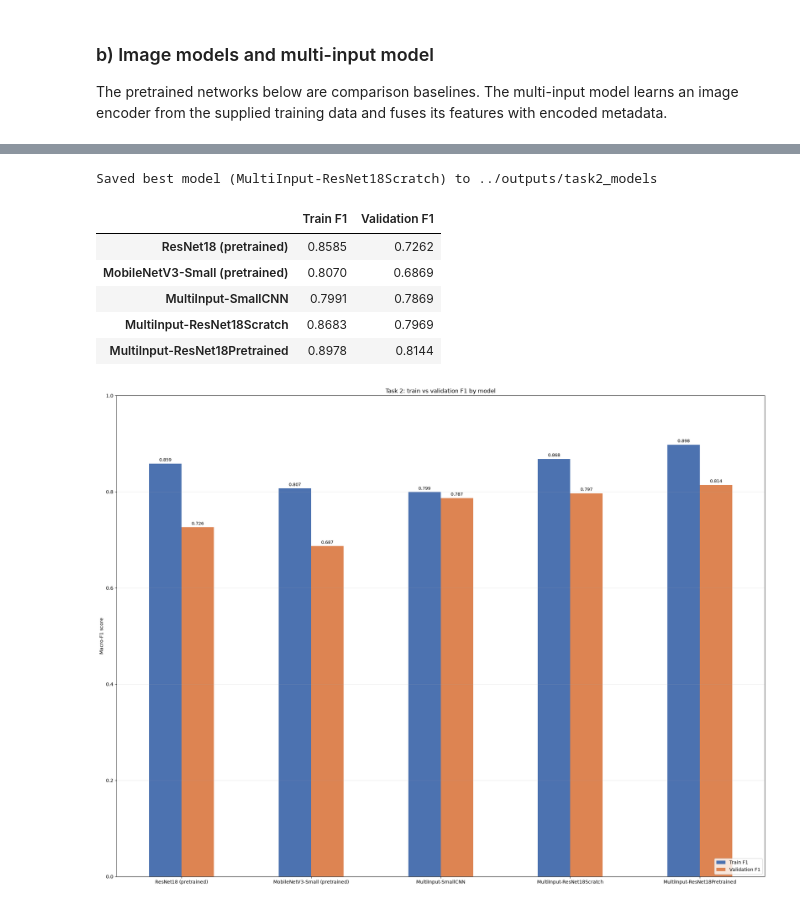
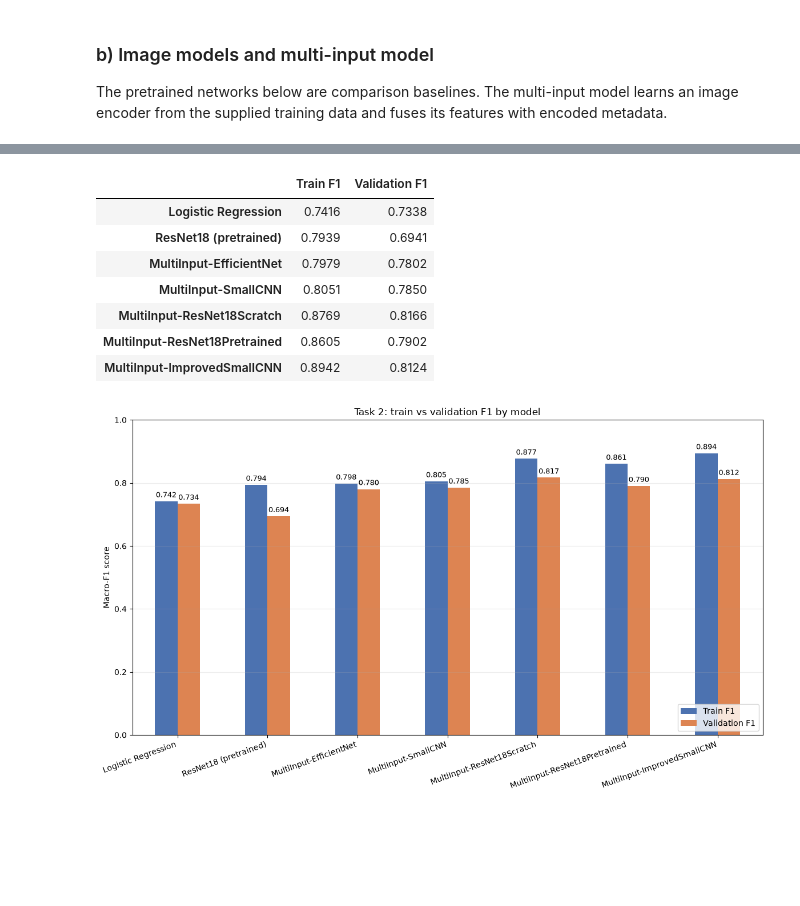
Before and after one commit to whiteshark05/COSC2753-Assignment-2, a Jupyter notebook: notebooks/COSC2753_A2_Task2.ipynb, the cells around one changed output, grey strips where cells are left out. Drawn from its saved outputs; the diff is of its cells as text; code cells hidden in the pictures; blank space fills up the shorter version.

```diff
--- a/notebooks/COSC2753_A2_Task2.ipynb
+++ b/notebooks/COSC2753_A2_Task2.ipynb
@@ -1588,0 +1669,15 @@ Epoch 12/50 - train_loss: 0.2650 - val_loss: 0.7333 - train_f1: 0.9057 - val_f1:
+# %%
+torch.manual_seed(RANDOM_STATE)
+
+improved_small_cnn_model, improved_small_cnn_f1, improved_small_cnn_epoch = fit(
+    MultiInputNet(
+        metadata_dim=meta_train.shape[1],
+        n_classes=len(season_encoder.classes_),
+        image_encoder=ImprovedSmallImageEncoder(out_dim=128)
+    ).to(DEVICE),
+    train_loader,
+    val_loader,
+    model_name='MultiInput-ImprovedSmallCNN'
+)
+
+results['MultiInput-ImprovedSmallCNN'] = (improved_small_cnn_f1, improved_small_cnn_epoch)
@@ -1616,21 +1726,14 @@ Best performing SAVEABLE model: MultiInput-ResNet18Scratch (val_f1=0.7969 at epo
 # %%
 model_lookup = {
     'ResNet18 (pretrained)': resnet_model,
-    'MobileNetV3-Small (pretrained)': mobilenet_model,
+    'MultiInput-EfficientNet': efficientNet_scratch_model,
     'MultiInput-SmallCNN': small_cnn_model,
     'MultiInput-ResNet18Scratch': resnet_scratch_model,
-    'MultiInput-ResNet18Pretrained': resnet_pretrained_model
+    'MultiInput-ResNet18Pretrained': resnet_pretrained_model,
+    'MultiInput-ImprovedSmallCNN': improved_small_cnn_model
 }
-torch.save({
-    'model_state_dict': model_lookup[best_name].state_dict(),
-    'season_classes': season_encoder.classes_.tolist(),
-    'metadata_features': META_FEATURES,
-}, OUTPUT_DIR / f'task2_best_{best_name.replace(" ", "_").replace("(", "").replace(")", "")}.pt')
-print(f'Saved best model ({best_name}) to {OUTPUT_DIR}')
-# %% [output]
-Saved best model (MultiInput-ResNet18Scratch) to ../outputs/task2_models
 # %%
-# Evaluate both splits and compare all four models.
+# Evaluate both splits and compare all models
 image_train_loader = DataLoader(FashionImageDataset(task2_train, IMAGES_TRAIN_DIR, 'season_enc', eval_transform), batch_size=BATCH_SIZE)
 image_val_loader = DataLoader(FashionImageDataset(task2_val, IMAGES_TRAIN_DIR, 'season_enc', eval_transform), batch_size=BATCH_SIZE)
 multi_train_loader = DataLoader(MultiInputDataset(task2_train, meta_train, y_train, IMAGES_TRAIN_DIR, eval_transform), batch_size=BATCH_SIZE)
@@ -1638,35 +1741,51 @@ multi_val_loader = DataLoader(MultiInputDataset(task2_val, meta_val, y_val, IMAG
 
 scores = pd.DataFrame({
     'Train F1': [
+        logreg_train_f1,
         evaluate(resnet_model, image_train_loader),
-        evaluate(mobilenet_model, image_train_loader),
+        evaluate(efficientNet_scratch_model, multi_train_loader),
         evaluate(small_cnn_model, multi_train_loader),
+        evaluate(improved_small_cnn_model, multi_train_loader),
         evaluate(resnet_scratch_model, multi_train_loader),
         evaluate(resnet_pretrained_model, multi_train_loader),
+
     ],
     'Validation F1': [
+        logreg_val_f1,
         evaluate(resnet_model, image_val_loader),
-        evaluate(mobilenet_model, image_val_loader),
+        evaluate(efficientNet_scratch_model, multi_val_loader),
         evaluate(small_cnn_model, multi_val_loader),
+        evaluate(improved_small_cnn_model, multi_val_loader),
         evaluate(resnet_scratch_model, multi_val_loader),
         evaluate(resnet_pretrained_model, multi_val_loader),
     ]
-}, index=['ResNet18 (pretrained)', 'MobileNetV3-Small (pretrained)', 'MultiInput-SmallCNN',
-          'MultiInput-ResNet18Scratch', 'MultiInput-ResNet18Pretrained'])
+}, index=[
+    'Logistic Regression',
+    'ResNet18 (pretrained)',
+    'MultiInput-EfficientNet',
+    'MultiInput-SmallCNN',
+    'MultiInput-ResNet18Scratch',
+    'MultiInput-ResNet18Pretrained',
+    'MultiInput-ImprovedSmallCNN'
+])
+
 display(scores.round(4))
 # %% [output]
 |  | Train F1 | Validation F1 |
-| ResNet18 (pretrained) | 0.8585 | 0.7262 |
-| MobileNetV3-Small (pretrained) | 0.8070 | 0.6869 |
-| MultiInput-SmallCNN | 0.7991 | 0.7869 |
-| MultiInput-ResNet18Scratch | 0.8683 | 0.7969 |
-| MultiInput-ResNet18Pretrained | 0.8978 | 0.8144 |
+| Logistic Regression | 0.7416 | 0.7338 |
+| ResNet18 (pretrained) | 0.7939 | 0.6941 |
+| MultiInput-EfficientNet | 0.7979 | 0.7802 |
+| MultiInput-SmallCNN | 0.8051 | 0.7850 |
+| MultiInput-ResNet18Scratch | 0.8769 | 0.8166 |
+| MultiInput-ResNet18Pretrained | 0.8605 | 0.7902 |
+| MultiInput-ImprovedSmallCNN | 0.8942 | 0.8124 |
 # %%
-ax = scores.plot(kind='bar', figsize=(15, 12), ylim=(0, 1), rot=0, color=['#4C72B0', '#DD8452'])
+ax = scores.plot(kind='bar', figsize=(12, 7), ylim=(0, 1), rot=20, color=['#4C72B0', '#DD8452'])
 plt.ylabel('Macro-F1 score'); plt.title('Task 2: train vs validation F1 by model'); plt.grid(axis='y', alpha=.25)
+plt.xticks(ha='right')
 plt.legend(loc='lower right')
 for container in ax.containers:
     ax.bar_label(container, fmt='%.3f', padding=3, fontsize=9)
 plt.tight_layout(); plt.show()
 # %% [output]
-[figure, old version]
+[figure, new version]
```
Also changed, not shown: parts of 11 cells of this notebook.
